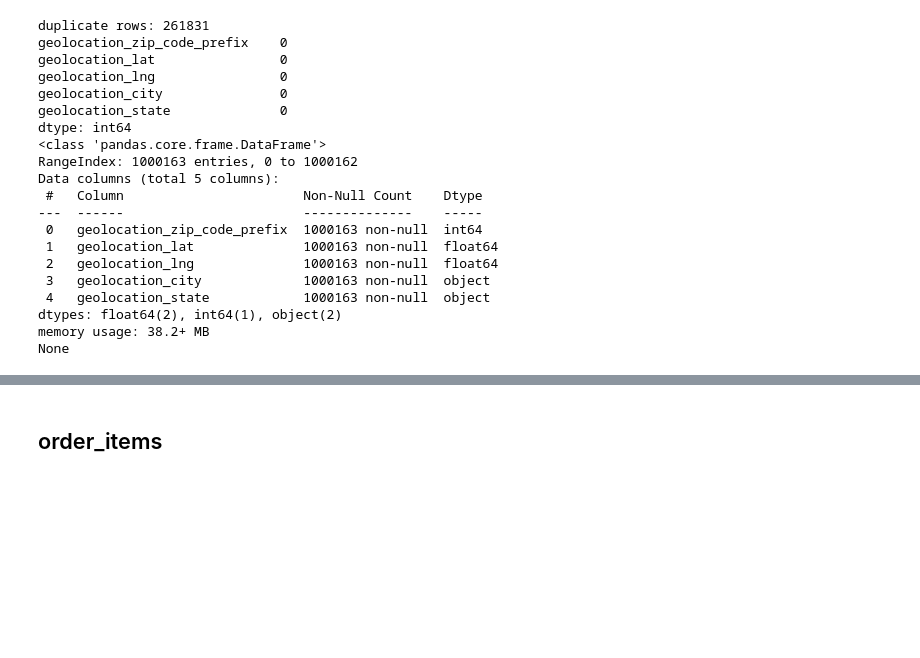
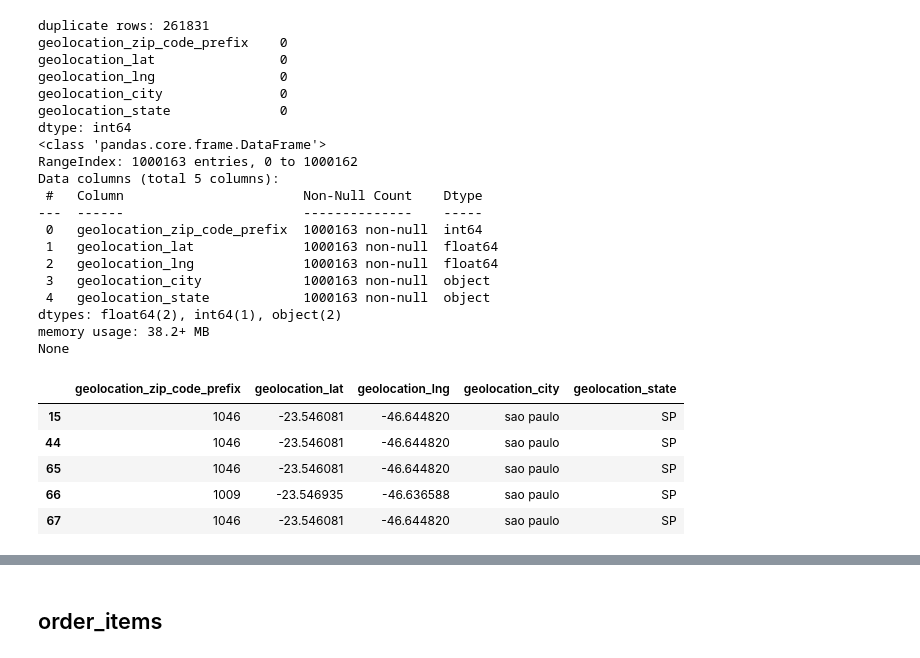
Before and after one commit to Jishnu-12/olist-ecommerce-analytics-pipeline, a Jupyter notebook: Notebooks/02_Data_Cleaning.ipynb, the cells around one changed output, grey strips where cells are left out. Saved outputs shown, nothing was run; the diff lists cells and outputs as text; code cells hidden in the pictures; blank space fills up the shorter version.

```diff
--- a/Notebooks/02_Data_Cleaning.ipynb
+++ b/Notebooks/02_Data_Cleaning.ipynb
@@ -102,6 +102,15 @@ Data columns (total 5 columns):
 dtypes: float64(2), int64(1), object(2)
 memory usage: 38.2+ MB
 None
+# %%
+geolocation[geolocation.duplicated()].head()
+# %% [output]
+|  | geolocation_zip_code_prefix | geolocation_lat | geolocation_lng | geolocation_city | geolocation_state |
+| 15 | 1046 | -23.546081 | -46.644820 | sao paulo | SP |
+| 44 | 1046 | -23.546081 | -46.644820 | sao paulo | SP |
+| 65 | 1046 | -23.546081 | -46.644820 | sao paulo | SP |
+| 66 | 1009 | -23.546935 | -46.636588 | sao paulo | SP |
+| 67 | 1046 | -23.546081 | -46.644820 | sao paulo | SP |
 # %%
 geolocation.geolocation_city = geolocation.geolocation_city.str.title() # standardize geolocation city
 geolocation.geolocation_zip_code_prefix = geolocation.geolocation_zip_code_prefix.astype("str")
```
Also changed, not shown: parts of 2 cells of this notebook.
